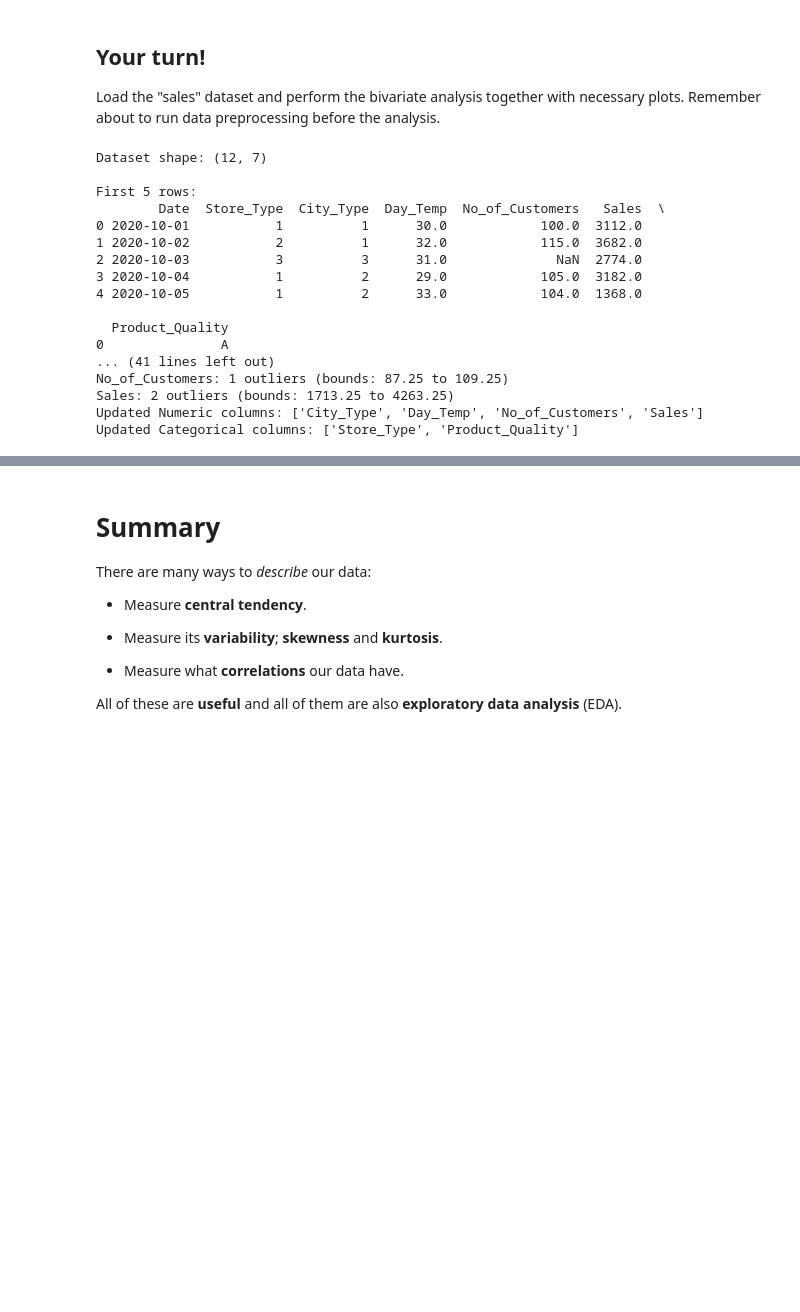
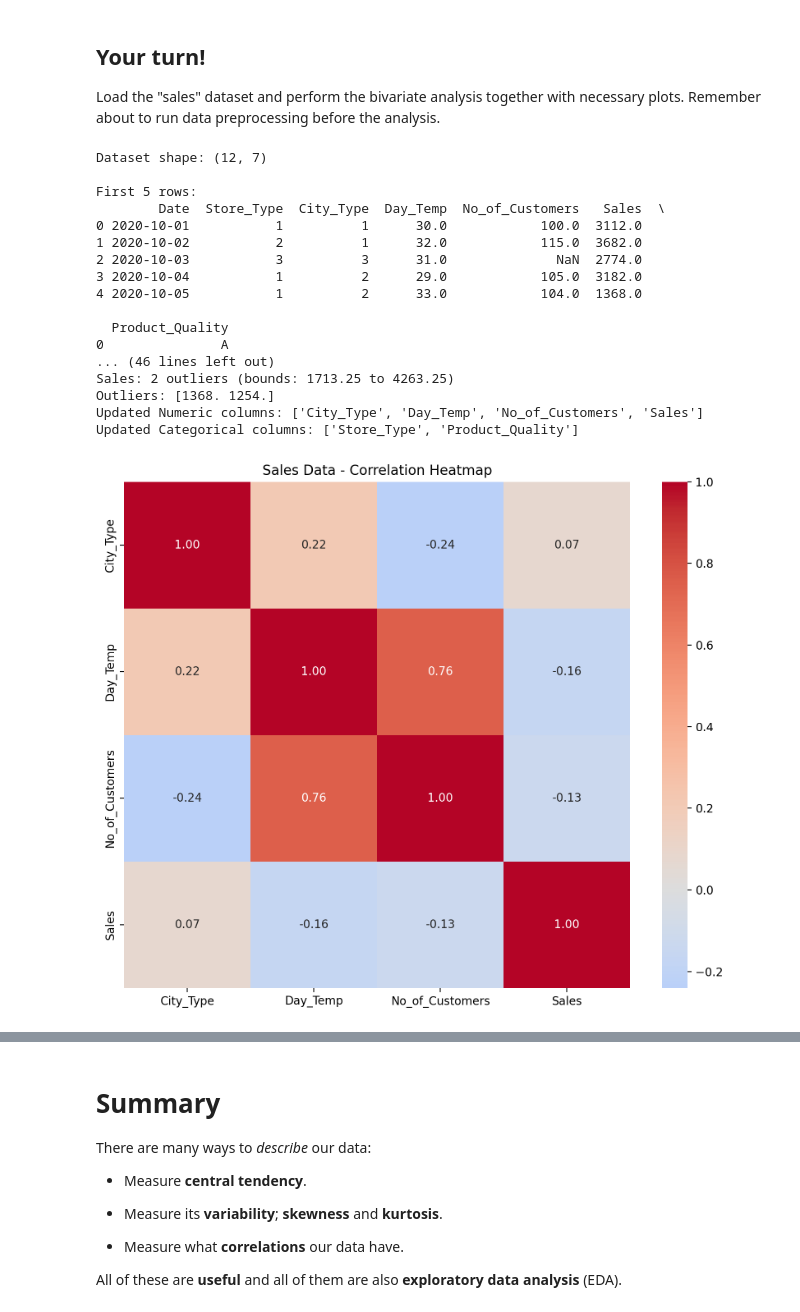
Before and after one commit to PawelNecel05/ds2025, a Jupyter notebook: Exercise9.ipynb, the cells around one changed output, grey strips where cells are left out. Saved outputs shown, nothing was run; the diff lists cells and outputs as text; code cells hidden in the pictures; blank space fills up the shorter version.

```diff
--- a/Exercise9.ipynb
+++ b/Exercise9.ipynb
@@ -607,7 +607,7 @@ df_sales_clean = df_sales_clean.drop_duplicates()
 threshold = 0.5
 cols_to_drop = missing_percentages[missing_percentages > 50].index.tolist()
 if cols_to_drop:
-    print(f"\nDropping columns with >50% missing values: {cols_to_drop}")
+    print(f"\nDropping columns with >50% missing values: {cols_to_drop}") # No such columns in this dataset
     df_sales_clean = df_sales_clean.drop(columns=cols_to_drop)
 
 numeric_cols = df_sales_clean.select_dtypes(include=['int64', 'float64']).columns.tolist()
@@ -635,38 +635,76 @@ def detect_outliers_iqr(df, column):
     IQR = Q3 - Q1
     lower_bound = Q1 - 1.5 * IQR
     upper_bound = Q3 + 1.5 * IQR
-    outliers = df[(df[column] < lower_bound) | (df[column] > upper_bound)]
-    return len(outliers), lower_bound, upper_bound
+    outliers_mask = (df[column] < lower_bound) | (df[column] > upper_bound)
+    outliers = df[outliers_mask][column]
+
+    return len(outliers), lower_bound, upper_bound, outliers.values
 
 for col in numeric_cols:
     if df_sales_clean[col].dtype in ['int64', 'float64']:
-        outlier_count, lower, upper = detect_outliers_iqr(df_sales_clean, col)
+        outlier_count, lower, upper, outliers = detect_outliers_iqr(df_sales_clean, col)
         print(f"{col}: {outlier_count} outliers (bounds: {lower:.2f} to {upper:.2f})")
+        print(f"Outliers: {outliers}") # Looking at the outliers, I decide to keep them they seem reasonble enough
 
 # Convert Store_Type to categorical
 df_sales_clean['Store_Type'] = df_sales_clean['Store_Type'].astype('category')
 
 # Recheck column types
 numeric_cols = df_sales_clean.select_dtypes(include=['int64', 'float64']).columns.tolist()
 categorical_cols = df_sales_clean.select_dtypes(include=['object', 'category']).columns.tolist()
 
 print(f"Updated Numeric columns: {numeric_cols}")
 print(f"Updated Categorical columns: {categorical_cols}")
+
+# BIVARIATE ANALYSIS
+# 1. Correlation heatmap
+plt.figure(figsize=(10, 8))
+sns.heatmap(df_sales_clean[numeric_cols].corr(), annot=True, fmt='.2f',
+            cmap='coolwarm', center=0, square=True)
+plt.title('Sales Data - Correlation Heatmap')
+plt.show()
+
+# 2. Strongest correlations (scatter plots)
+corr_matrix = df_sales_clean[numeric_cols].corr()
+# Find top 2 correlations
+strong_pairs = []
+for i in range(len(corr_matrix.columns)):
+    for j in range(i+1, len(corr_matrix.columns)):
+        if abs(corr_matrix.iloc[i, j]) > 0.3:
+            strong_pairs.append((corr_matrix.columns[i], corr_matrix.columns[j],
+                               abs(corr_matrix.iloc[i, j])))
+
+# Plot top 2
+for col1, col2, corr_val in sorted(strong_pairs, key=lambda x: x[2], reverse=True)[:2]:
+    plt.figure(figsize=(8, 6))
+    sns.scatterplot(data=df_sales_clean, x=col1, y=col2, alpha=0.6)
+    sns.regplot(data=df_sales_clean, x=col1, y=col2, scatter=False, color='red')
+    plt.title(f'{col1} vs {col2} (r = {corr_val:.3f})')
+    plt.show()
+
+# 3. Categorical relationships
+if len(categorical_cols) >= 2:
+    ct = pd.crosstab(df_sales_clean[categorical_cols[0]], df_sales_clean[categorical_cols[1]])
+    plt.figure(figsize=(10, 6))
+    sns.heatmap(ct, annot=True, fmt='d', cmap='Blues')
+    plt.title(f'{categorical_cols[0]} vs {categorical_cols[1]}')
+    plt.show()
 # %% [output]
 Dataset shape: (12, 7)
 
 First 5 rows:
         Date  Store_Type  City_Type  Day_Temp  No_of_Customers   Sales  \
 0 2020-10-01           1          1      30.0            100.0  3112.0
 1 2020-10-02           2          1      32.0            115.0  3682.0
 2 2020-10-03           3          3      31.0              NaN  2774.0
 3 2020-10-04           1          2      29.0            105.0  3182.0
 4 2020-10-05           1          2      33.0            104.0  1368.0
 
   Product_Quality
 0               A
-... (41 lines left out)
-No_of_Customers: 1 outliers (bounds: 87.25 to 109.25)
+... (46 lines left out)
 Sales: 2 outliers (bounds: 1713.25 to 4263.25)
+Outliers: [1368. 1254.]
 Updated Numeric columns: ['City_Type', 'Day_Temp', 'No_of_Customers', 'Sales']
 Updated Categorical columns: ['Store_Type', 'Product_Quality']
+[figure, added]
```
Also changed, not shown: parts of 1 cell of this notebook, 5 other files.
